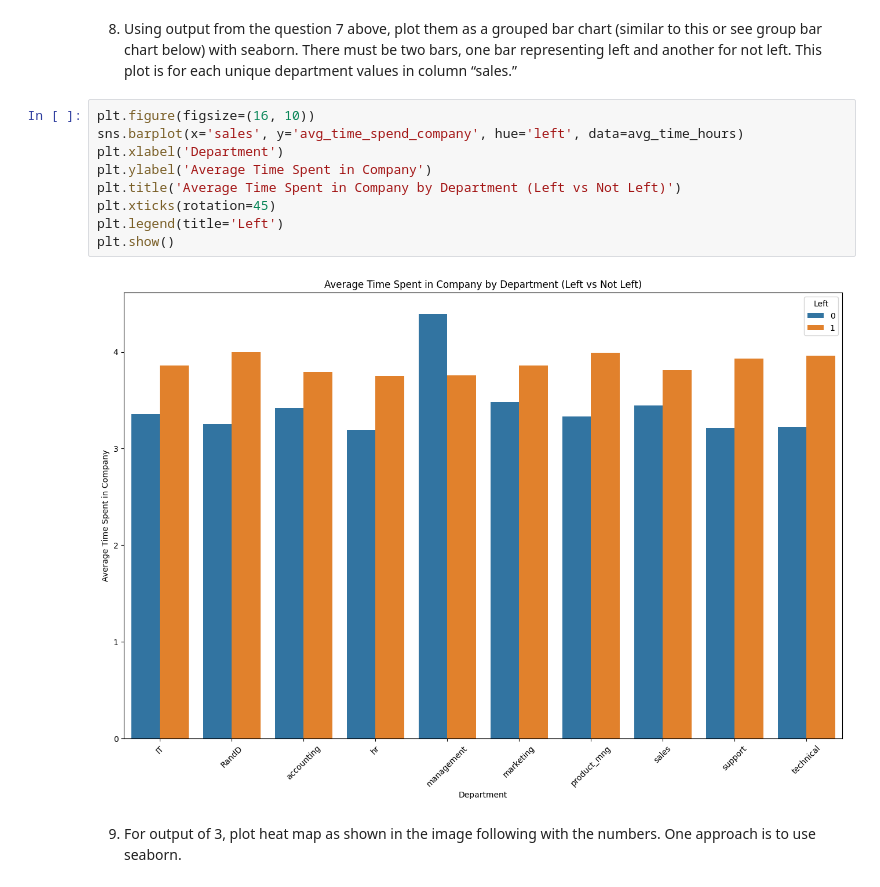
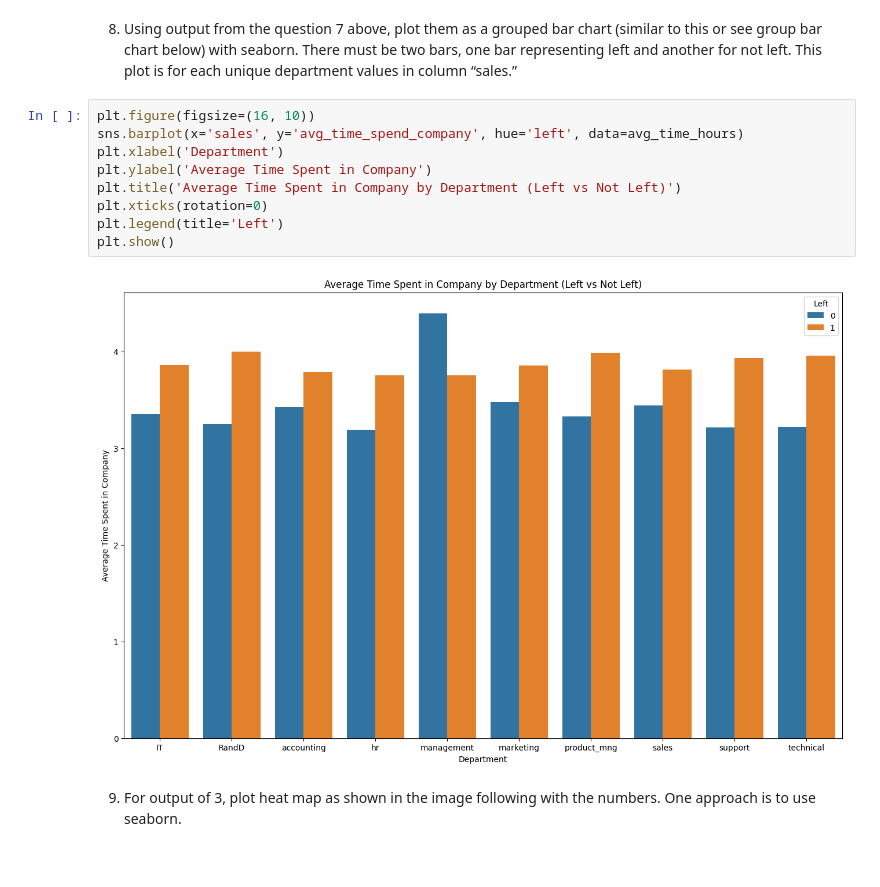
Before and after one commit to GNANASAMBANTHAN/GNANASAMBANTHAN, a Jupyter notebook: Mini_Project_3_HR_Data.ipynb, the cells around one changed output. Cells and saved outputs as stored; diff of their text form.

```diff
--- a/Mini_Project_3_HR_Data.ipynb
+++ b/Mini_Project_3_HR_Data.ipynb
@@ -288,14 +288,14 @@ Merged DataFrame with all statistics
 # %%
 plt.figure(figsize=(16, 10))
 sns.barplot(x='sales', y='avg_time_spend_company', hue='left', data=avg_time_hours)
 plt.xlabel('Department')
 plt.ylabel('Average Time Spent in Company')
 plt.title('Average Time Spent in Company by Department (Left vs Not Left)')
-plt.xticks(rotation=45)
+plt.xticks(rotation=0)
 plt.legend(title='Left')
 plt.show()
 # %% [output]
-[figure, old version]
+[figure, new version]
 # %% [markdown]
 9. For output of 3, plot heat map as shown in the image following with the numbers. One approach is to use seaborn.
 # %%
```
